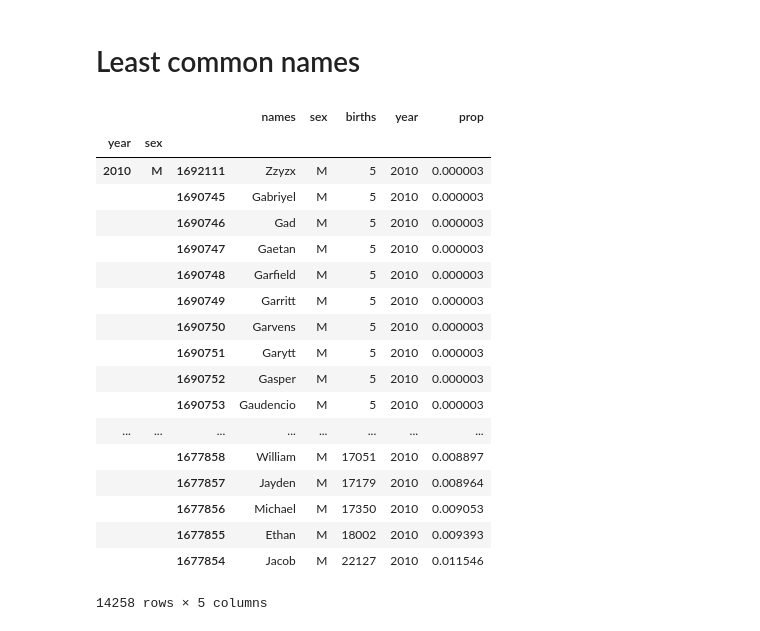
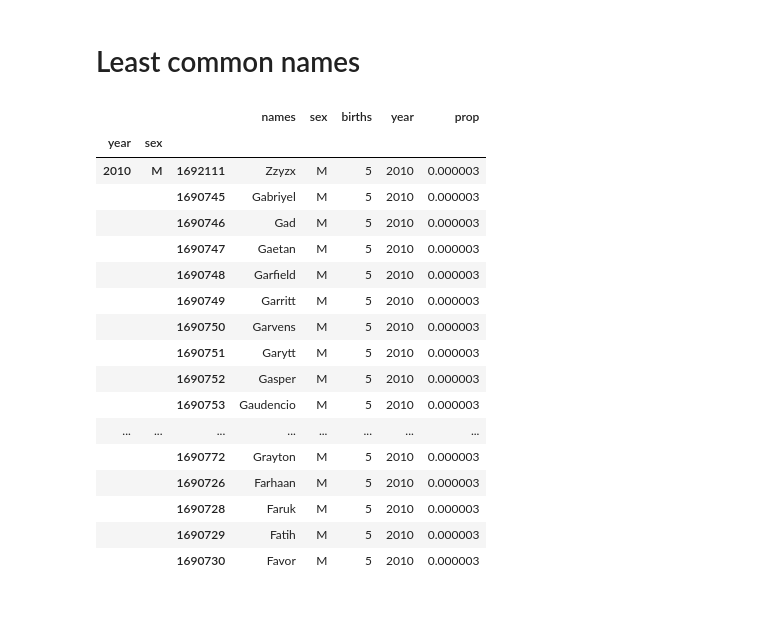
Before and after one commit to apadr007/child-names, a Jupyter notebook: Name analysis.ipynb, the cells around one changed output. Drawn from its saved outputs; the diff is of its cells as text; code cells hidden in the pictures.

```diff
--- a/Name analysis.ipynb
+++ b/Name analysis.ipynb
@@ -338,27 +338,26 @@ grouped = names.groupby(['year', 'sex'])
 names = grouped.apply(sort_and_group)
 # %%
 names2010 = names[names.year == 2010]
-names2010[names2010.sex == 'M']
+names2010[names2010.sex == 'M'][:50]
 # %% [output]
 |  |  |  | names | sex | births | year | prop |
 | year | sex |  |  |  |  |  |  |
 | 2010 | M | 1692111 | Zzyzx | M | 5 | 2010 | 0.000003 |
 |  |  | 1690745 | Gabriyel | M | 5 | 2010 | 0.000003 |
 |  |  | 1690746 | Gad | M | 5 | 2010 | 0.000003 |
 |  |  | 1690747 | Gaetan | M | 5 | 2010 | 0.000003 |
 |  |  | 1690748 | Garfield | M | 5 | 2010 | 0.000003 |
 |  |  | 1690749 | Garritt | M | 5 | 2010 | 0.000003 |
 |  |  | 1690750 | Garvens | M | 5 | 2010 | 0.000003 |
 |  |  | 1690751 | Garytt | M | 5 | 2010 | 0.000003 |
 |  |  | 1690752 | Gasper | M | 5 | 2010 | 0.000003 |
 |  |  | 1690753 | Gaudencio | M | 5 | 2010 | 0.000003 |
 | ... | ... | ... | ... | ... | ... | ... | ... |
-|  |  | 1677858 | William | M | 17051 | 2010 | 0.008897 |
-|  |  | 1677857 | Jayden | M | 17179 | 2010 | 0.008964 |
-|  |  | 1677856 | Michael | M | 17350 | 2010 | 0.009053 |
-|  |  | 1677855 | Ethan | M | 18002 | 2010 | 0.009393 |
-|  |  | 1677854 | Jacob | M | 22127 | 2010 | 0.011546 |
+|  |  | 1690772 | Grayton | M | 5 | 2010 | 0.000003 |
+|  |  | 1690726 | Farhaan | M | 5 | 2010 | 0.000003 |
+|  |  | 1690728 | Faruk | M | 5 | 2010 | 0.000003 |
+|  |  | 1690729 | Fatih | M | 5 | 2010 | 0.000003 |
+|  |  | 1690730 | Favor | M | 5 | 2010 | 0.000003 |
-14258 rows × 5 columns
 # %%
 # focusing on top 10,000 names
 
```
Also changed, not shown: parts of 1 cell of this notebook, 1 other file.
